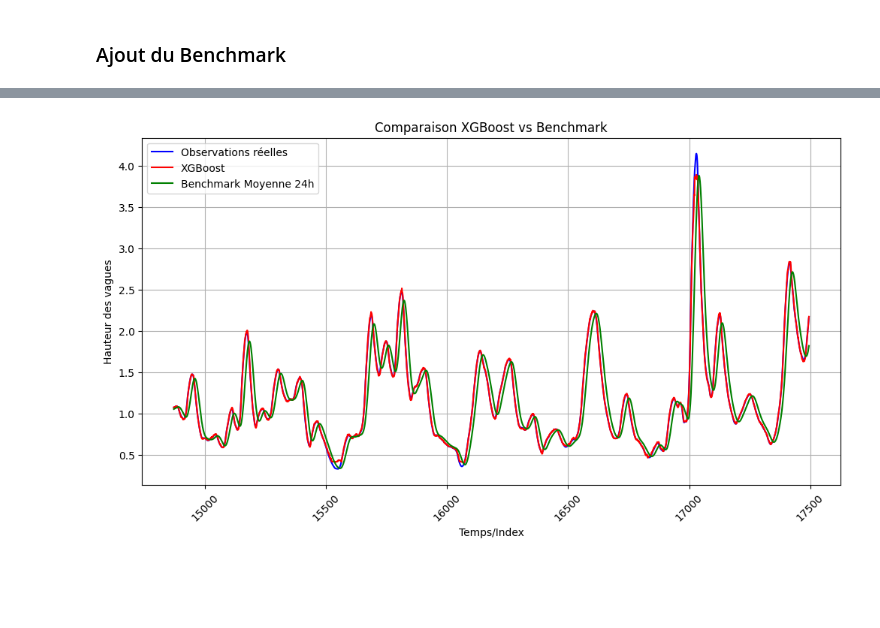
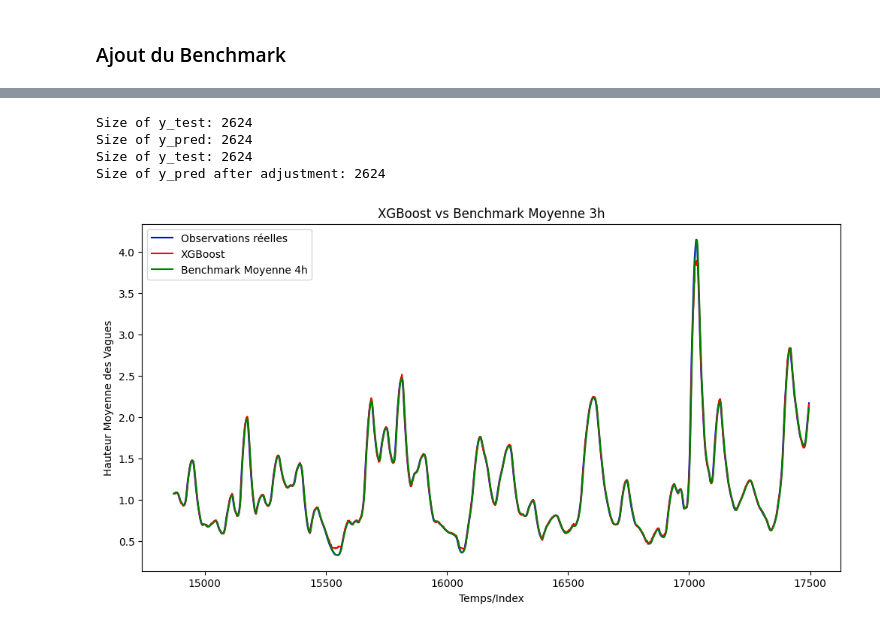
Before and after one commit to vonguyenthaonhi/SERIE-TEMPORELLE-MOSEF, a Jupyter notebook: modelisation.ipynb, the cells around one changed output, grey strips where cells are left out. Cells and saved outputs as stored; diff of their text form; code cells hidden in the pictures; blank space fills up the shorter version.

Commit message:
modif

```diff
--- a/modelisation.ipynb
+++ b/modelisation.ipynb
@@ -78,3 +107,6 @@ data = data.drop(columns=['Hauteur moyenne des vagues les plus hautes_target'])
+# %%
+# Supprimer les lignes contenant des valeurs manquantes car avec les lag etc il y a des NaN et il faut allignement
+data = data.dropna()
 # %% [markdown]
 - La transforlation cos/sin de l'heure permet d'éviter que le modèle pense que 23h et 0 sont très éloignés
 - rolling_mean_24h : Capture la tendance générale des vagues sur les 24 dernières heures.
@@ -110,7 +142,7 @@ data.describe().T
 series_data = data.sort_index()
 
 # Séparer les features et la target
-features = series_data.drop(columns=["target","hour","month","season"])
+features = series_data.drop(columns=["target","hour","month","season","Hauteur moyenne des vagues les plus hautes_rolling_mean_24h", "Hauteur moyenne des vagues les plus hautes_rolling_std_24h"])
 target = series_data["target"]
 
 # Taille totale des données
@@ -319,8 +287,4 @@ plt.show()
 # %%
-import xgboost as xgb
-import numpy as np
-from sklearn.metrics import mean_absolute_error, mean_squared_error
-
 # Fonction pour évaluer le modèle XGBoost
 def evaluate_model(model, X_train, y_train, X_val, y_val, X_test, y_test):
     # Entraînement du modèle
@@ -344,9 +308,9 @@ def evaluate_model(model, X_train, y_train, X_val, y_val, X_test, y_test):
 
     return mae_val, rmse_val, mae_test, rmse_test, y_test_pred
 
-# Fonction pour le benchmarking basé sur la moyenne des 24 dernières heures
-def benchmark_24h(X_test, y_test):
-    y_pred_mean = X_test['Hauteur moyenne des vagues les plus hautes_rolling_mean_24h']
+# Fonction pour le benchmarking basé sur la moyenne des 3 dernières heures avant predictions
+def benchmark_4h(X_test, y_test):
+    y_pred_mean = X_test['Hauteur_moyenne_vagues_rolling_mean_t_to_minus_2']
 
     mae_mean = mean_absolute_error(y_test, y_pred_mean)
     rmse_mean = np.sqrt(mean_squared_error(y_test, y_pred_mean))
@@ -356,7 +320,7 @@ def benchmark_24h(X_test, y_test):
 # Fonction pour afficher les résultats
 def print_results(mae_xgb, rmse_xgb, mae_mean, rmse_mean):
     print(f"📌 XGBoost:      MAE = {mae_xgb:.4f}, RMSE = {rmse_xgb:.4f}")
-    print(f"📌 Benchmark 24h:  MAE = {mae_mean:.4f}, RMSE = {rmse_mean:.4f}")
+    print(f"📌 Benchmark 3h:  MAE = {mae_mean:.4f}, RMSE = {rmse_mean:.4f}")
 
 # Initialisation du modèle XGBoost
 xgb_model = xgb.XGBRegressor(
@@ -372,8 +336,8 @@ mae_val, rmse_val, mae_test, rmse_test, y_test_pred = evaluate_model(
     xgb_model, X_train, y_train, X_val, y_val, X_test, y_test
 )
 
-# Benchmarking de la prédiction 24h
-mae_mean, rmse_mean, y_pred_mean = benchmark_24h(X_test, y_test)
+# Benchmarking de la prédiction 3h
+mae_mean, rmse_mean, y_pred_mean = benchmark_4h(X_test, y_test)
 
 # Affichage des résultats
 print_results(mae_test, rmse_test, mae_mean, rmse_mean)
@@ -398,16 +362,30 @@ print_results(mae_test, rmse_test, mae_mean, rmse_mean)
 # %%
+# Vérification des tailles
+print(f"Size of y_test: {len(y_test)}")
+print(f"Size of y_pred: {len(y_pred)}")
+y_pred = y_pred[:len(y_test)]
+
+# Vérification après la modification
+print(f"Size of y_test: {len(y_test)}")
+print(f"Size of y_pred after adjustment: {len(y_pred)}")
+
+# Tracer les courbes
 plt.figure(figsize=(12, 6))
 plt.plot(y_test.index, y_test, label="Observations réelles", color='blue')
 plt.plot(y_test.index, y_pred, label="XGBoost", color='red')
-plt.plot(y_test.index, y_pred_mean, label="Benchmark Moyenne 24h", color='green')
+plt.plot(y_test.index, y_pred_mean, label="Benchmark Moyenne 4h", color='green')
 
+# Ajout des labels et du titre
 plt.xlabel("Temps/Index")
-plt.ylabel("Hauteur des vagues")
-plt.title("Comparaison XGBoost vs Benchmark")
+plt.ylabel("Hauteur Moyenne des Vagues")
+plt.title("XGBoost vs Benchmark Moyenne 3h")
+
+# Affichage de la légende et du graphique
 plt.legend()
-plt.grid(True)
-plt.xticks(rotation=45)
-
 plt.show()
 # %% [output]
+Size of y_test: 2624
+Size of y_pred: 2624
+Size of y_test: 2624
+Size of y_pred after adjustment: 2624
-[figure, old version]
+[figure, new version]
```
Also changed, not shown: parts of 23 cells of this notebook.
